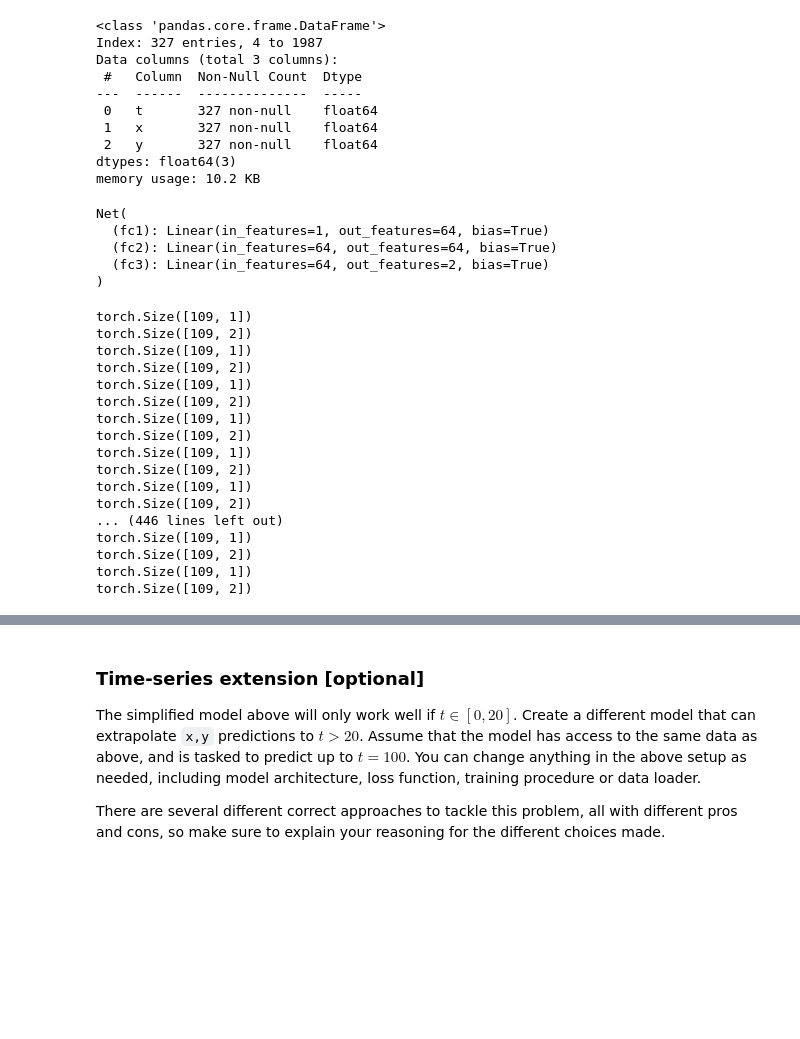
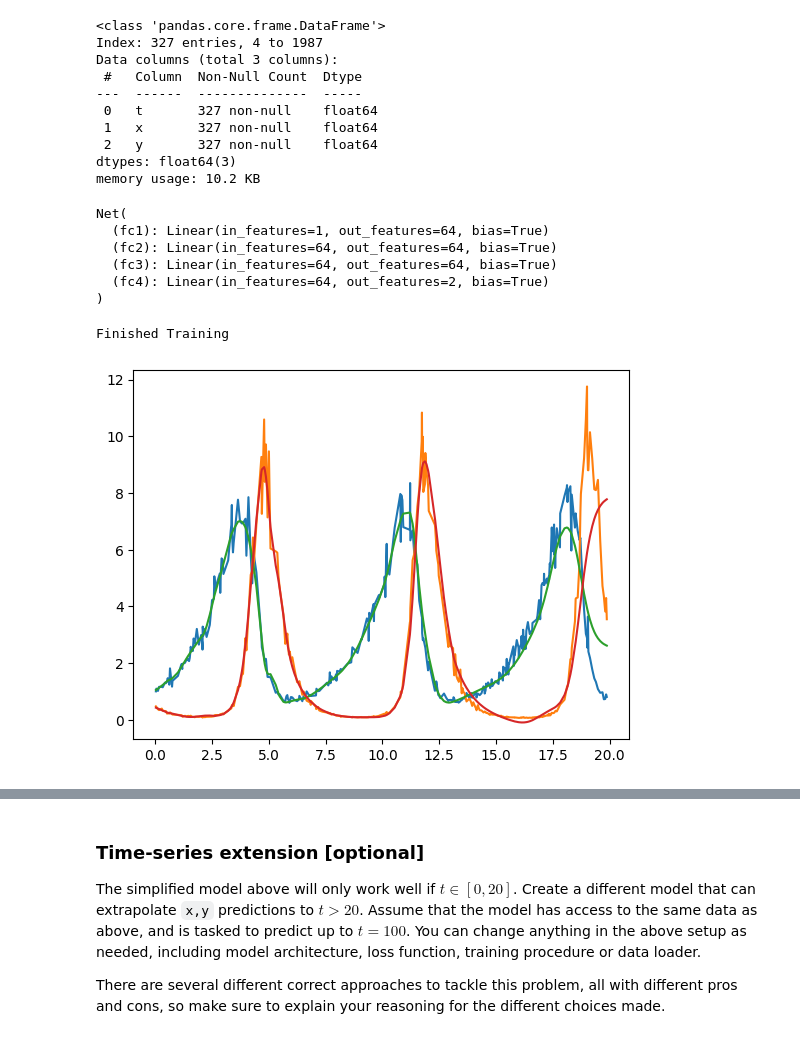
Before and after one commit to blbailey/Blog_Code, a Jupyter notebook: Copy_of_Homework_Assignment_V3.ipynb, the cells around one changed output, grey strips where cells are left out. Cells and saved outputs as stored; diff of their text form; code cells hidden in the pictures; blank space fills up the shorter version.

```diff
--- a/Copy_of_Homework_Assignment_V3.ipynb
+++ b/Copy_of_Homework_Assignment_V3.ipynb
@@ -113,13 +113,15 @@ class Net(nn.Module):
         super(Net, self).__init__()
         self.fc1 = nn.Linear(1, 64)  # Input size: 1, Output size: 64
         self.fc2 = nn.Linear(64, 64)  # Input size: 64, Output size: 64
-        self.fc3 = nn.Linear(64, 2)  # Input size: 64, Output size: 2 (for 2D output)
+        self.fc3 = nn.Linear(64, 64)  # Input size: 64, Output size: 64
+        self.fc4 = nn.Linear(64, 2)  # Input size: 64, Output size: 2 (for 2D output)
 
 
     def forward(self, x):
         x = nn.functional.relu(self.fc1(x))  # Apply ReLU activation to the output of first linear layer
-        x = nn.functional.relu(self.fc2(x))  # Apply ReLU activation to the output of second linear layer
-        x = self.fc3(x)  # Final linear layer for output
+        x = nn.functional.tanh(self.fc2(x))  # Apply ReLU activation to the output of second linear layer
+        x = nn.functional.tanh(self.fc3(x))  # Apply ReLU activation to the output of second linear layer
+        x = self.fc4(x)  # Final linear layer for output
         return x
 # %%
 class TimeSeriesDataset(torch.utils.data.Dataset):
@@ -155,8 +157,8 @@ dtypes: float64(3)
 memory usage: 10.2 KB
 # %%
 dataset = TimeSeriesDataset('/content/sample_data/data.csv')
-BATCH_SIZE=109
-rate_learning=0.1
+BATCH_SIZE=len(dataset)
+rate_learning=0.01
 trainloader = torch.utils.data.DataLoader(
     dataset, batch_size=BATCH_SIZE, shuffle=True, num_workers=2)
 
@@ -176,49 +178,33 @@ net.apply(init_weights)
 Net(
   (fc1): Linear(in_features=1, out_features=64, bias=True)
   (fc2): Linear(in_features=64, out_features=64, bias=True)
-  (fc3): Linear(in_features=64, out_features=2, bias=True)
+  (fc3): Linear(in_features=64, out_features=64, bias=True)
+  (fc4): Linear(in_features=64, out_features=2, bias=True)
 )
 # %%
-for epoch in range(1):
+for epoch in range(500):
 
     running_loss = 0.0
     for i, data in enumerate(trainloader, 0):
         inputs, labels = data
-        print(f"labels shape {labels.shape}")
-
         # zero the parameter gradients
         optimizer.zero_grad()
-        print(inputs.unsqueeze(1).shape)
+        # print(inputs.unsqueeze(1).shape)
         # forward + backward + optimize
         outputs = net(inputs.unsqueeze(1))
-        print(outputs.shape)
+        # print(outputs.shape)
         loss = loss_fn(outputs, labels)
+        # print(loss)
         loss.backward()
         optimizer.step()
 
         # print statistics
         running_loss += loss.item()
-        if i % 20 == 19:    # print every 20 mini-batches
+        if i % 20 == 1:    # print every 20 mini-batches
             print('[%d, %5d] loss: %.3f' %
                   (epoch + 1, i + 1, running_loss / 20))
             running_loss = 0.0
 
 print('Finished Training')
 # %% [output]
-torch.Size([109, 1])
-torch.Size([109, 2])
-torch.Size([109, 1])
-torch.Size([109, 2])
-torch.Size([109, 1])
-torch.Size([109, 2])
-torch.Size([109, 1])
-torch.Size([109, 2])
-torch.Size([109, 1])
-torch.Size([109, 2])
-torch.Size([109, 1])
-torch.Size([109, 2])
-... (446 lines left out)
-torch.Size([109, 1])
-torch.Size([109, 2])
-torch.Size([109, 1])
-torch.Size([109, 2])
+Finished Training
@@ -226,0 +211,13 @@ torch.Size([109, 2])
+# %%
+import matplotlib.pyplot as plt
+
+# Plot results to validate training
+dataset = TimeSeriesDataset('/content/sample_data/data.csv')
+data_t=torch.tensor(dataset.data["t"].to_numpy(),dtype=torch.float32).unsqueeze(1)
+forecast_xy=net(data_t)
+plt.figure()
+plt.plot(dataset.data["t"].to_numpy(), dataset.data[["x", "y"]].to_numpy()) # training dataset
+plt.plot(dataset.data["t"].to_numpy(), forecast_xy.detach().numpy()) # forecast dataset
+plt.show()
+# %% [output]
+[figure, added]
```
Also changed, not shown: parts of 7 cells of this notebook.
